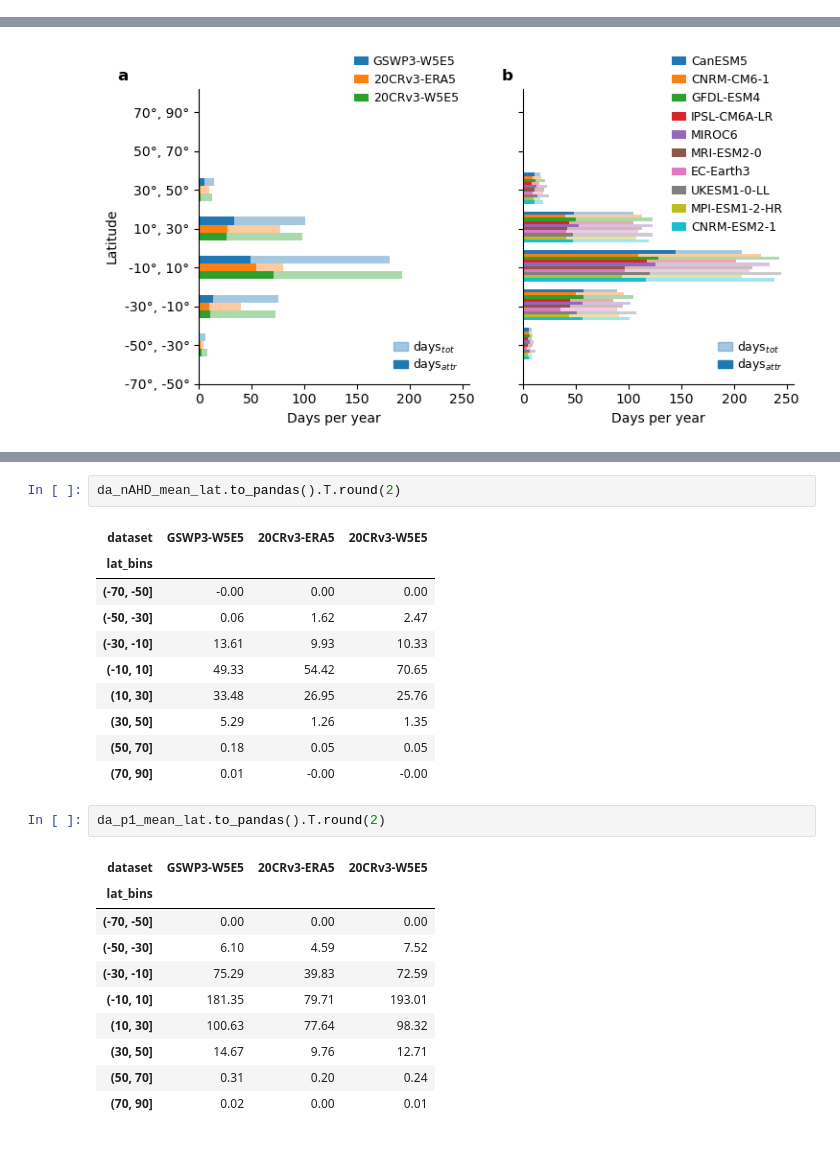
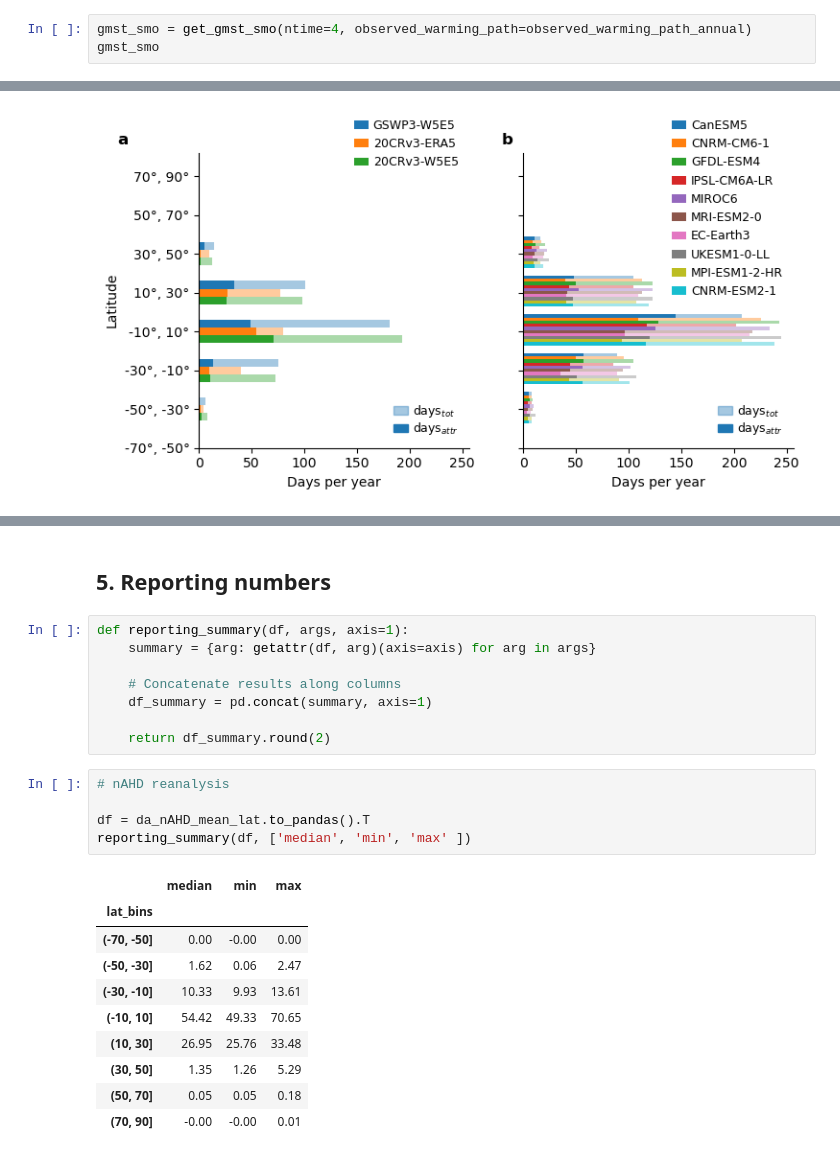
Before and after one commit to rosapietroiusti/attr-hs, a Jupyter notebook: main/attr-hw-fig1-SI.ipynb, the cells around one changed output, grey strips where cells are left out. Drawn from its saved outputs; the diff is of its cells as text.

Commit message:
regional results and model eval

```diff
--- a/main/attr-hw-fig1-SI.ipynb
+++ b/main/attr-hw-fig1-SI.ipynb
@@ -271,0 +188,3 @@ gmst_smo
+# %%
+gmst_smo = get_gmst_smo(ntime=4, observed_warming_path=observed_warming_path_annual)
+gmst_smo
@@ -568,26 +479,26 @@ plt.savefig(os.path.join(figdir,'fig1_SI_barplot.png'),dpi=300,transparent=True)
+# %% [markdown]
+## 5. Reporting numbers
+# %%
+def reporting_summary(df, args, axis=1):
+    summary = {arg: getattr(df, arg)(axis=axis) for arg in args}
+
+    # Concatenate results along columns
+    df_summary = pd.concat(summary, axis=1)
+
+    return df_summary.round(2)
 # %%
-da_nAHD_mean_lat.to_pandas().T.round(2)
+# nAHD reanalysis
+
+df = da_nAHD_mean_lat.to_pandas().T
+reporting_summary(df, ['median', 'min', 'max' ])
 # %% [output]
-| dataset | GSWP3-W5E5 | 20CRv3-ERA5 | 20CRv3-W5E5 |
+|  | median | min | max |
 | lat_bins |  |  |  |
-| (-70, -50] | -0.00 | 0.00 | 0.00 |
-| (-50, -30] | 0.06 | 1.62 | 2.47 |
-| (-30, -10] | 13.61 | 9.93 | 10.33 |
-| (-10, 10] | 49.33 | 54.42 | 70.65 |
-| (10, 30] | 33.48 | 26.95 | 25.76 |
-| (30, 50] | 5.29 | 1.26 | 1.35 |
-| (50, 70] | 0.18 | 0.05 | 0.05 |
-| (70, 90] | 0.01 | -0.00 | -0.00 |
+| (-70, -50] | 0.00 | -0.00 | 0.00 |
+| (-50, -30] | 1.62 | 0.06 | 2.47 |
+| (-30, -10] | 10.33 | 9.93 | 13.61 |
+| (-10, 10] | 54.42 | 49.33 | 70.65 |
+| (10, 30] | 26.95 | 25.76 | 33.48 |
+| (30, 50] | 1.35 | 1.26 | 5.29 |
+| (50, 70] | 0.05 | 0.05 | 0.18 |
+| (70, 90] | -0.00 | -0.00 | 0.01 |
-# %%
-da_p1_mean_lat.to_pandas().T.round(2)
-# %% [output]
-| dataset | GSWP3-W5E5 | 20CRv3-ERA5 | 20CRv3-W5E5 |
-| lat_bins |  |  |  |
-| (-70, -50] | 0.00 | 0.00 | 0.00 |
-| (-50, -30] | 6.10 | 4.59 | 7.52 |
-| (-30, -10] | 75.29 | 39.83 | 72.59 |
-| (-10, 10] | 181.35 | 79.71 | 193.01 |
-| (10, 30] | 100.63 | 77.64 | 98.32 |
-| (30, 50] | 14.67 | 9.76 | 12.71 |
-| (50, 70] | 0.31 | 0.20 | 0.24 |
-| (70, 90] | 0.02 | 0.00 | 0.01 |
```
Also changed, not shown: parts of 25 cells of this notebook, 34 other files.
